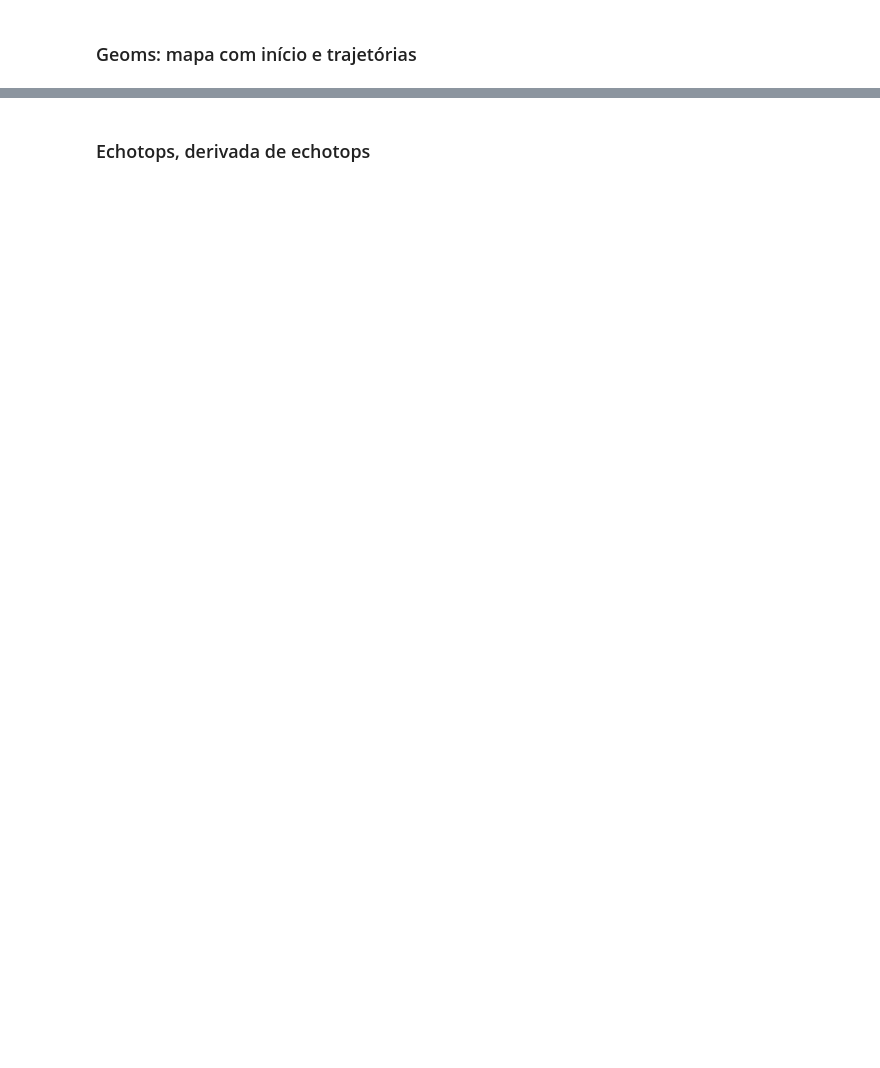
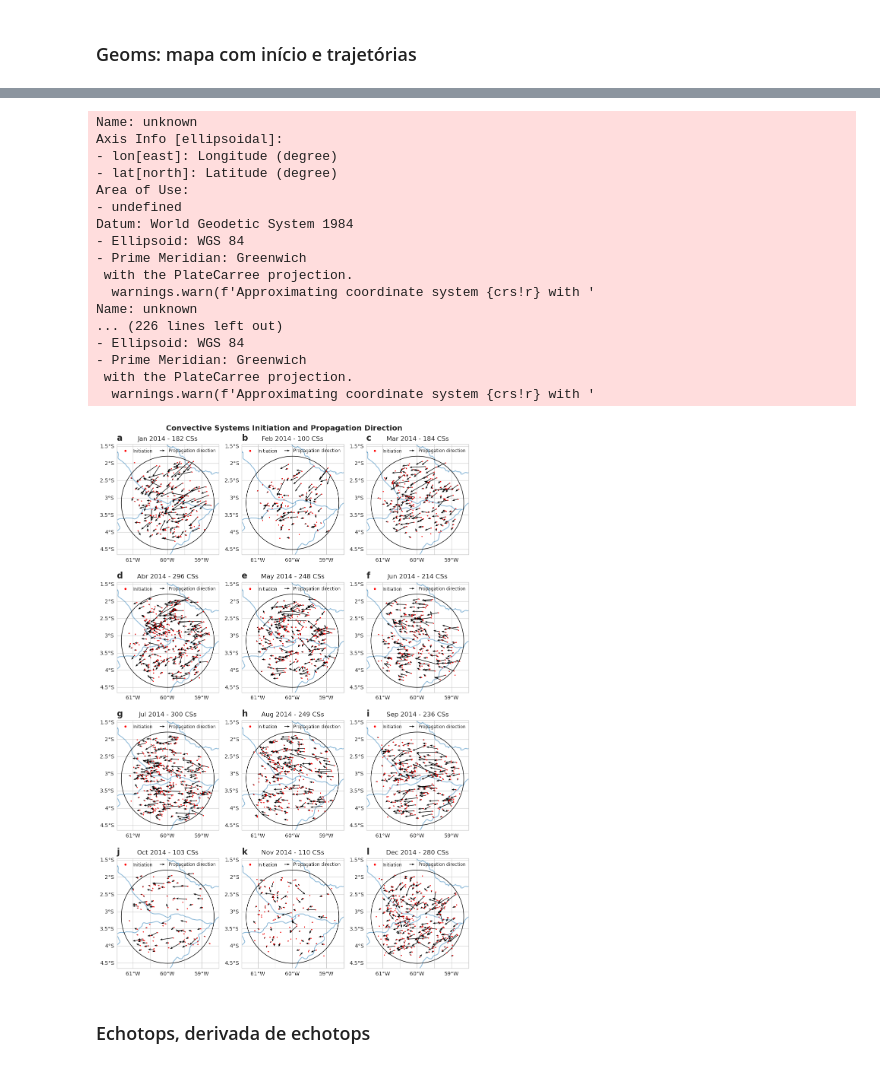
Before and after one commit to cclopes/tathu, a Jupyter notebook: sipam-tracking/fams-analysis.ipynb, the cells around one changed output, grey strips where cells are left out. Saved outputs shown, nothing was run; the diff lists cells and outputs as text; code cells hidden in the pictures; blank space fills up the shorter version.

```diff
--- a/sipam-tracking/fams-analysis.ipynb
+++ b/sipam-tracking/fams-analysis.ipynb
@@ -355,0 +488,4 @@ plt.savefig("out/goamazon/exploratory_stats_z.png", dpi=300, facecolor="none")
+# %%
+dts = pd.Series(dt)
+dts = dts.dt.tz_localize("UTC")
+dts = dts.dt.tz_convert('America/Manaus')
@@ -828,3 +1644,58 @@ gl.right_labels = False
+# %%
+qlegend = [
+    Line2D([0], [0], marker='o', color='w', label='Initiation', markerfacecolor='r', markersize=5)
+]
+
+months = [1,2,3,4,5,6,7,8,9,10,11,12]
+months_names = ["Jan", "Feb", "Mar", "Abr", "May", "Jun", "Jul", "Aug", "Sep", "Oct", "Nov", "Dec"]
+figlabels = ["a", "b", "c", "d", "e", "f", "g", "h", "i", "j", "k", "l"]
+
+crs = ccrs.PlateCarree()
+fig = plt.figure(figsize=(10,15))
+gs = fig.add_gridspec(4,3)
+
+for month, name, flabel in zip(months, months_names, figlabels):
+    mon_geom = systems_initend.loc[(systems_initend["timestamp"].dt.year == 2014) & (systems_initend["timestamp"].dt.month == month)]
+    ax = fig.add_subplot(gs[month-1], projection=crs)
+    ax_plt = mon_geom.to_crs(crs.proj4_init).init.plot(color="r", markersize=1, ax=ax, zorder=3)
+    ax_qv = ax.quiver(mon_geom["x"], mon_geom["y"], mon_geom["distance"], mon_geom["distance"], angles=mon_geom["bearing"], scale=10, headaxislength=4, headwidth=4, width=0.005, transform=crs, zorder=2)
+    # clusters_geom2.loc[(clusters_geom2["timestamp"].dt.year == 2014) & (clusters_geom2["timestamp"].dt.month == 1) & (clusters_geom2["timestamp"].dt.day.isin([3,4,5]))].point.plot(color="g", ax=ax)
+    ax_plt.set_xlim((-61.47, -58.5))
+    ax_plt.set_ylim((-4.65, -1.45))  # (-4.65, -1.65)
+    ax_plt.set_xlabel("Longitude (°)")
+    ax_plt.set_ylabel("Latitude (°)")
+    rivers.to_crs(crs.proj4_init).plot(alpha=0.5, ax=ax, zorder=1)
+    ax.tissot(rad_km=150, lons=[-59.991,], lats=[-3.149,], n_samples=128, facecolor="none", zorder=1)
+    gl = ax.gridlines(crs=crs, draw_labels=True, zorder=0)
+    gl.top_labels = False
+    gl.right_labels = False
+    ax_plt.legend(handles=qlegend, loc="upper left", fontsize="small")
+    ax.quiverkey(ax_qv, 0.47, 0.944, 0.5, "Propagation direction", labelpos="E", coordinates="axes", fontproperties={"size": "small"})
+    ax_plt.set_title(name + " 2014 - " + str(len(mon_geom)) + " CSs")
+    ax_plt.set_title(flabel, loc="left", fontweight="bold", size=16)
+
+fig.suptitle("Convective Systems Initiation and Propagation Direction", size=14, fontweight="bold")
+
+gs.tight_layout(fig)
+# %% [output]
+Name: unknown
+Axis Info [ellipsoidal]:
+- lon[east]: Longitude (degree)
+- lat[north]: Latitude (degree)
+Area of Use:
+- undefined
+Datum: World Geodetic System 1984
+- Ellipsoid: WGS 84
+- Prime Meridian: Greenwich
+ with the PlateCarree projection.
+  warnings.warn(f'Approximating coordinate system {crs!r} with '
+Name: unknown
+... (226 lines left out)
+- Ellipsoid: WGS 84
+- Prime Meridian: Greenwich
+ with the PlateCarree projection.
+  warnings.warn(f'Approximating coordinate system {crs!r} with '
+[figure, added]
 # %% [markdown]
 ### Echotops, derivada de echotops
 # %%
```
Also changed, not shown: parts of 86 cells of this notebook, 3 other files.
